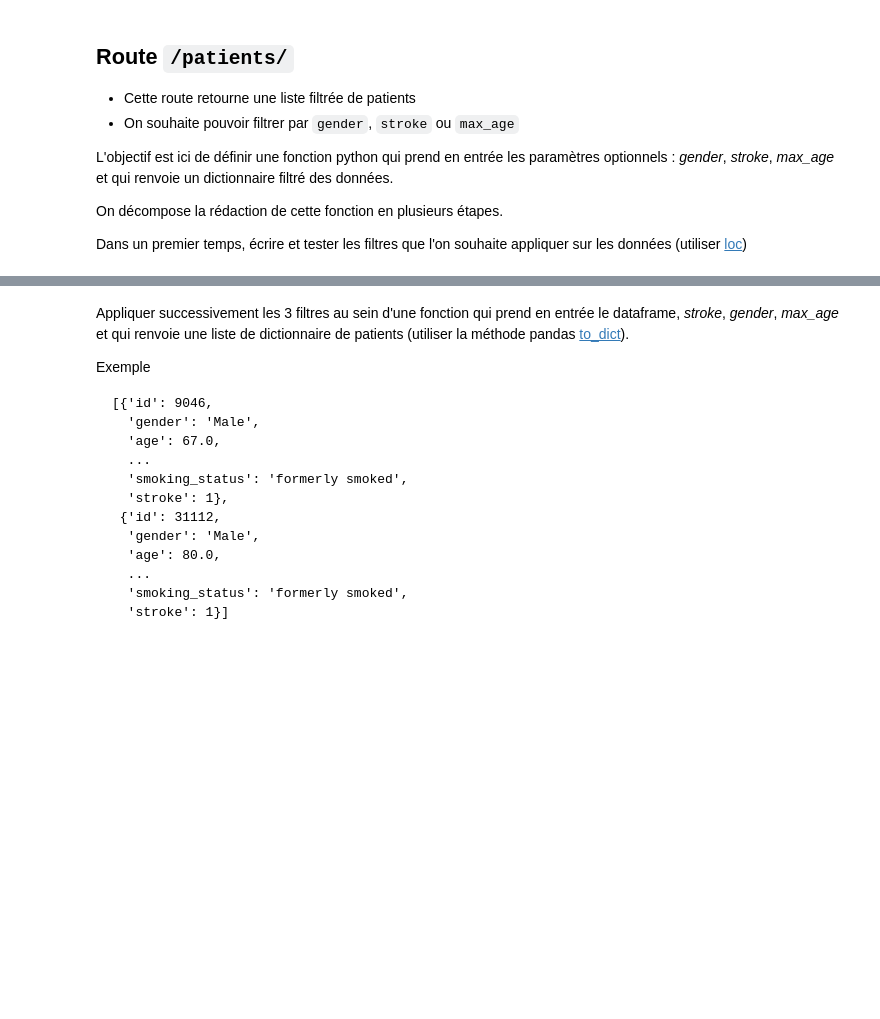
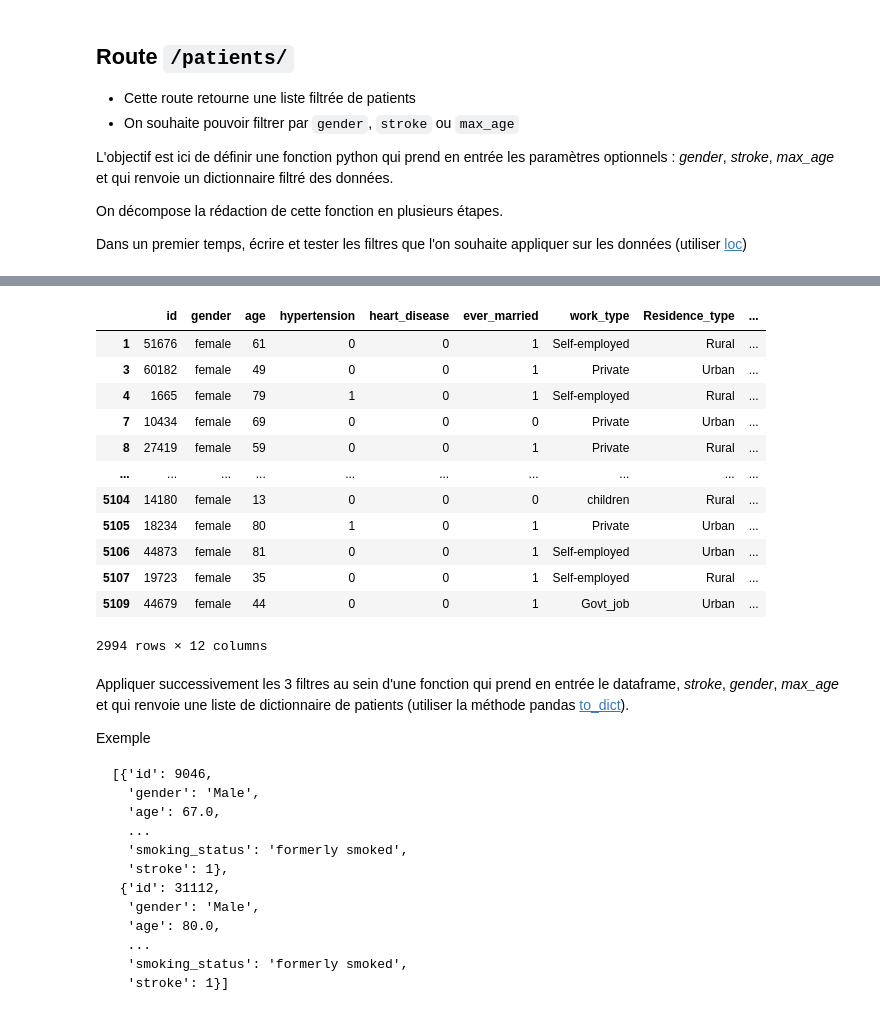
Before and after one commit to kirillsst/Stroke-Api, a Jupyter notebook: stroke_api/API_tuto.ipynb, the cells around one changed output, grey strips where cells are left out. Drawn from its saved outputs; the diff is of its cells as text; code cells hidden in the pictures; blank space fills up the shorter version.

```diff
--- a/stroke_api/API_tuto.ipynb
+++ b/stroke_api/API_tuto.ipynb
@@ -263,5 +280,20 @@ Dans un premier temps, écrire et tester les filtres que l'on souhaite appliquer
 # %%
 # Filtrer les données pour ne garder que les patients pour lesquels "gender="male"
+df_health.loc[df_health["gender"] == "male"]
+# %% [output]
+|  | id | gender | age | hypertension | heart_disease | ever_married | work_type | Residence_type | ... |
+| 1 | 51676 | female | 61 | 0 | 0 | 1 | Self-employed | Rural | ... |
+| 3 | 60182 | female | 49 | 0 | 0 | 1 | Private | Urban | ... |
+| 4 | 1665 | female | 79 | 1 | 0 | 1 | Self-employed | Rural | ... |
+| 7 | 10434 | female | 69 | 0 | 0 | 0 | Private | Urban | ... |
+| 8 | 27419 | female | 59 | 0 | 0 | 1 | Private | Rural | ... |
+| ... | ... | ... | ... | ... | ... | ... | ... | ... | ... |
+| 5104 | 14180 | female | 13 | 0 | 0 | 0 | children | Rural | ... |
+| 5105 | 18234 | female | 80 | 1 | 0 | 1 | Private | Urban | ... |
+| 5106 | 44873 | female | 81 | 0 | 0 | 1 | Self-employed | Urban | ... |
+| 5107 | 19723 | female | 35 | 0 | 0 | 1 | Self-employed | Rural | ... |
+| 5109 | 44679 | female | 44 | 0 | 0 | 1 | Govt_job | Urban | ... |
+2994 rows × 12 columns
 # %%
 # Filtrer les données pour ne garder que les patients tels que "age <= max_age"
 # %% [markdown]
```
Also changed, not shown: parts of 3 cells of this notebook.
